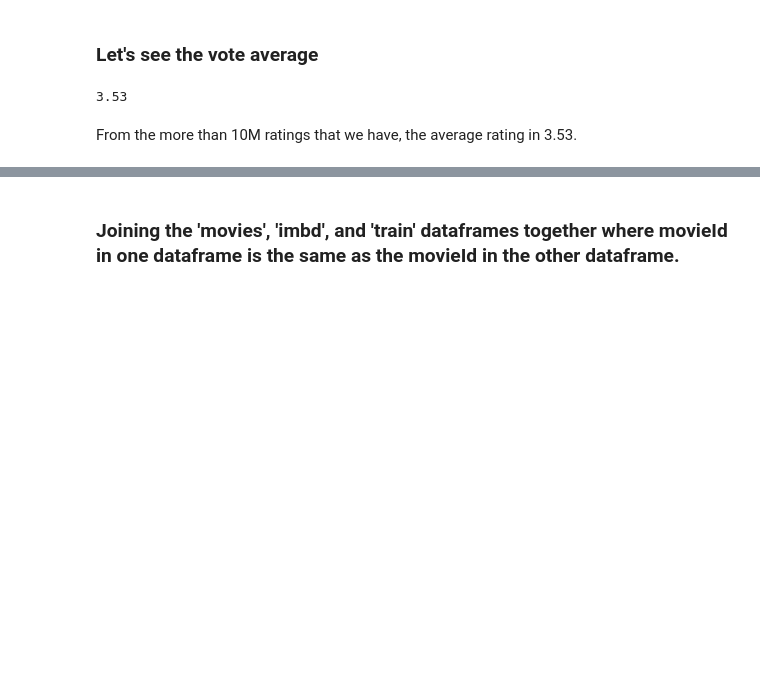
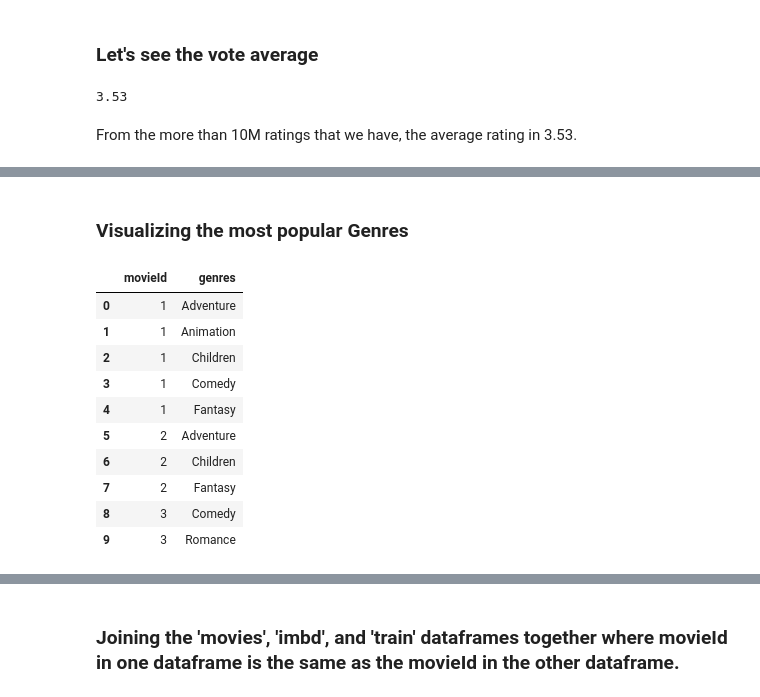
Before and after one commit to MrSathekge/Unsupervised-Learning-Sprint-2207FTDS-Team-JM5, a Jupyter notebook: Starter_Notebook.ipynb, the cells around one changed output, grey strips where cells are left out. Cells and saved outputs as stored; diff of their text form; code cells hidden in the pictures; blank space fills up the shorter version.

```diff
--- a/Starter_Notebook.ipynb
+++ b/Starter_Notebook.ipynb
@@ -328,0 +481,2 @@ From the more than 10M ratings that we have, the average rating in 3.53.
+# %% [markdown]
+### Visualizing the most popular Genres
@@ -328,0 +493,14 @@ From the more than 10M ratings that we have, the average rating in 3.53.
+# %%
+movies_genres_split.head(10)
+# %% [output]
+|  | movieId | genres |
+| 0 | 1 | Adventure |
+| 1 | 1 | Animation |
+| 2 | 1 | Children |
+| 3 | 1 | Comedy |
+| 4 | 1 | Fantasy |
+| 5 | 2 | Adventure |
+| 6 | 2 | Children |
+| 7 | 2 | Fantasy |
+| 8 | 3 | Comedy |
+| 9 | 3 | Romance |
```
Also changed, not shown: parts of 32 cells of this notebook.
